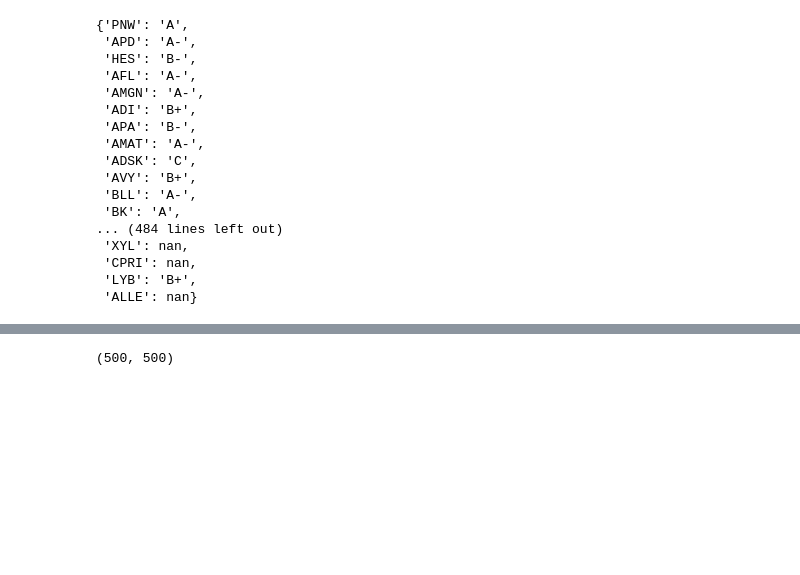
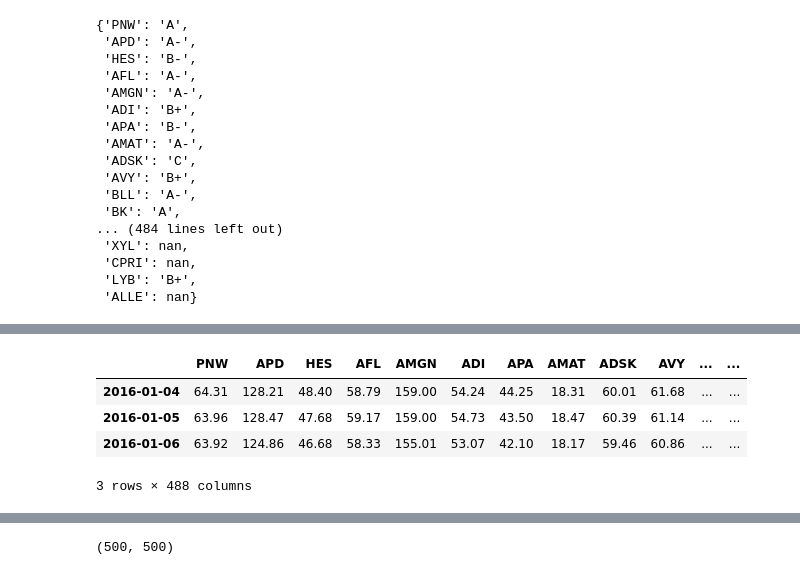
Before and after one commit to r50206v/E4008-Computational-Discrete-Optimization, a Jupyter notebook: Project/data-preprocessing.ipynb, the cells around one changed output, grey strips where cells are left out. Drawn from its saved outputs; the diff is of its cells as text; code cells hidden in the pictures; blank space fills up the shorter version.

```diff
--- a/Project/data-preprocessing.ipynb
+++ b/Project/data-preprocessing.ipynb
@@ -83,0 +96,6 @@ priceData.to_csv(os.getcwd() + '/price_data.csv', index=True)
+# %%
+dropCols = []
+for col in priceData.columns:
+    if priceData[col].dropna().index[0] > pd.to_datetime('2016-01-01'):
+        print(col, priceData[col].dropna().index[0])
+        dropCols.append(col)
@@ -83,0 +115,9 @@ priceData.to_csv(os.getcwd() + '/price_data.csv', index=True)
+# %%
+# choose price data after 2015-01-01
+final = priceData.loc[priceData.index > '2016-01-01']
+# remove all non rows
+final.dropna(axis=0, how='all', inplace=True)
+# remove stocks that listed after 2016-01-01
+final.drop(dropCols, axis=1, inplace=True)
+
+final.isnull().sum().sum()
@@ -83,0 +134,8 @@ priceData.to_csv(os.getcwd() + '/price_data.csv', index=True)
+# %%
+final.head(3)
+# %% [output]
+|  | PNW | APD | HES | AFL | AMGN | ADI | APA | AMAT | ADSK | AVY | ... | ... |
+| 2016-01-04 | 64.31 | 128.21 | 48.40 | 58.79 | 159.00 | 54.24 | 44.25 | 18.31 | 60.01 | 61.68 | ... | ... |
+| 2016-01-05 | 63.96 | 128.47 | 47.68 | 59.17 | 159.00 | 54.73 | 43.50 | 18.47 | 60.39 | 61.14 | ... | ... |
+| 2016-01-06 | 63.92 | 124.86 | 46.68 | 58.33 | 155.01 | 53.07 | 42.10 | 18.17 | 59.46 | 60.86 | ... | ... |
+3 rows × 488 columns
```
Also changed, not shown: parts of 19 cells of this notebook, 1 other file.
